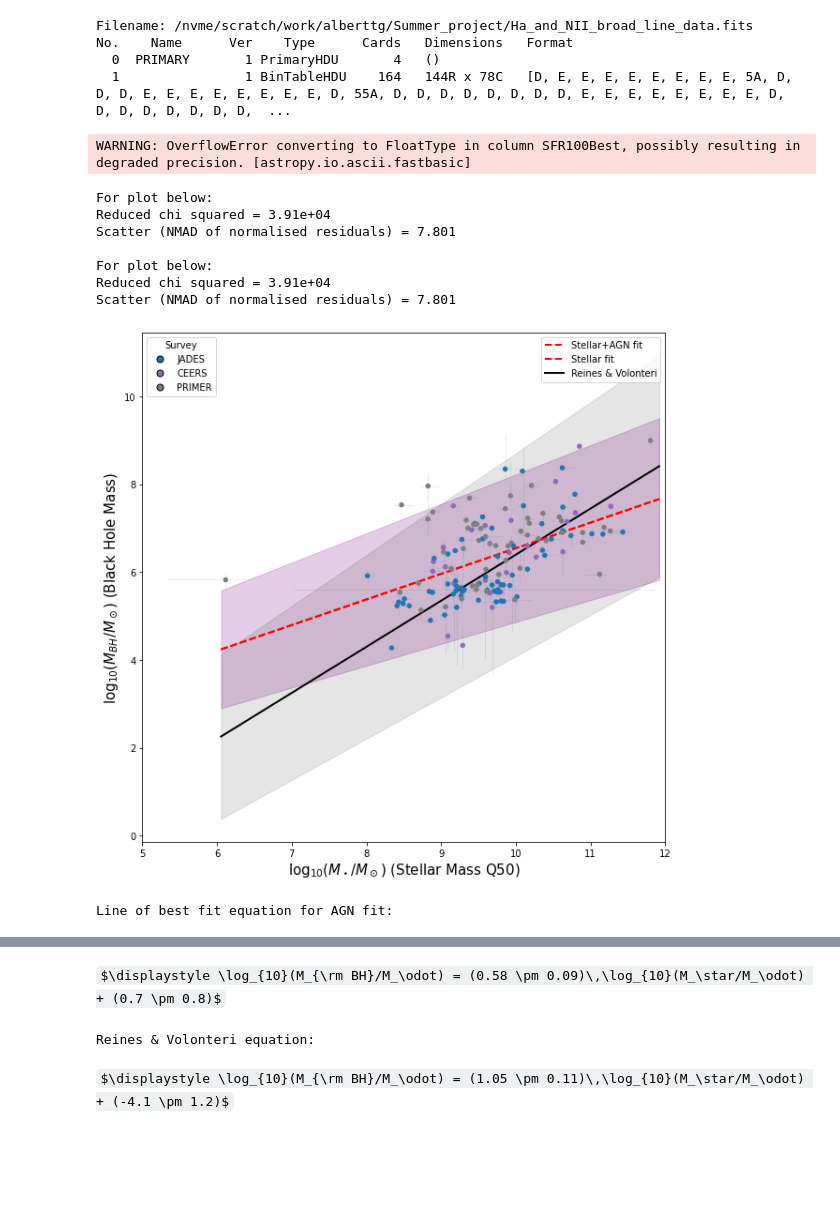
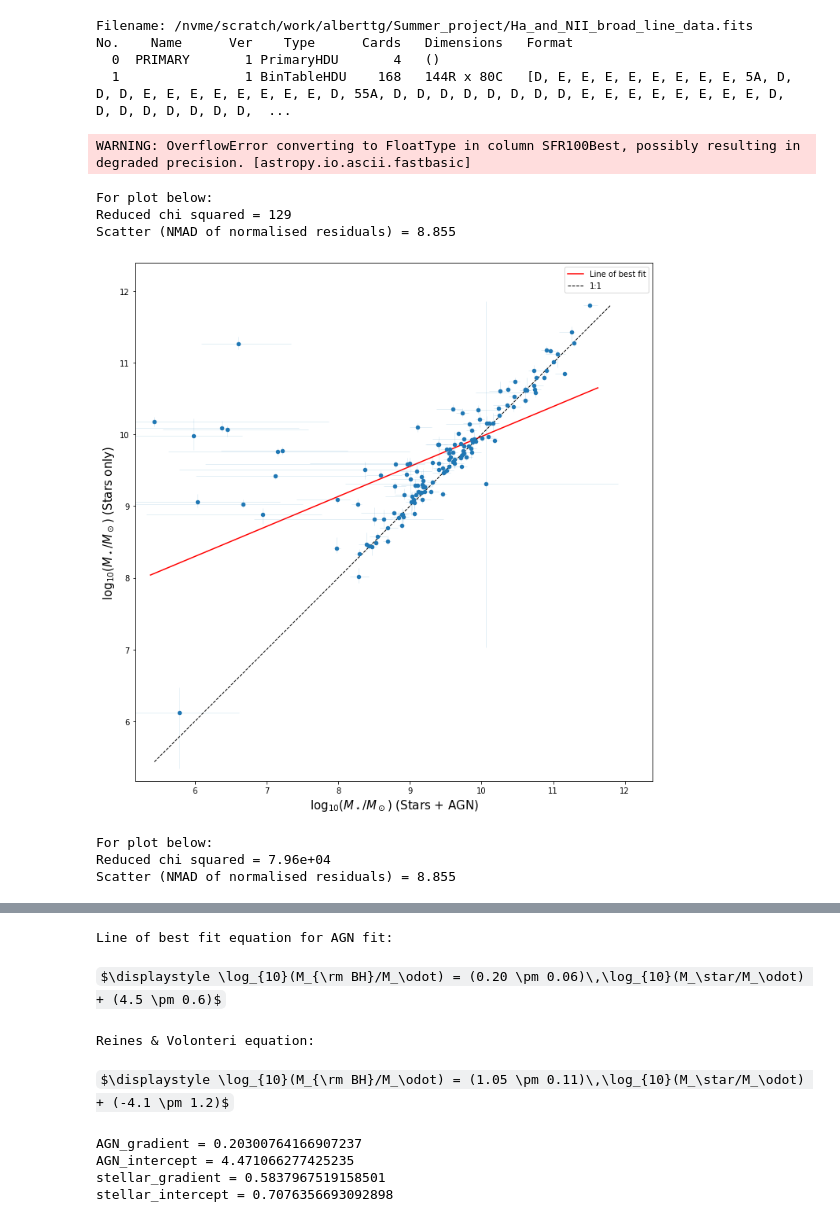
Before and after one commit to a-tg161/Summer_project, a Jupyter notebook: Plotting_bh_vs_sm.ipynb, the cells around one changed output, grey strips where cells are left out. Saved outputs shown, nothing was run; the diff lists cells and outputs as text; code cells hidden in the pictures; some formulas as TeX source; blank space fills up the shorter version.

```diff
--- a/Plotting_bh_vs_sm.ipynb
+++ b/Plotting_bh_vs_sm.ipynb
@@ -317,7 +317,7 @@ def plot_best_fit_with_uncertainty(ax, x, gradient, intercept,
     """
 
     if line_kwargs is None:
-        line_kwargs = {"color": colour, "lw": 2, "linestyle": "-"}
+        line_kwargs = {"color": colour, "lw": 2, "linestyle": "--"}
 
     if band_kwargs is None:
         band_kwargs = {"color": colour, "alpha": 0.1}
@@ -335,7 +335,7 @@ def plot_best_fit_with_uncertainty(ax, x, gradient, intercept,
     y_lower = ((gradient - gradient_uncertainty) * x_plot
                + (intercept - intercept_uncertainty))
 
-    ax.plot(x_plot, y, **line_kwargs, label=label,zorder=zorder)
+    ax.plot(x_plot, y, color=colour, label=label,zorder=zorder)
 
     if fill == True:
         ax.fill_between(x_plot, y_lower, y_upper, **band_kwargs)
@@ -428,16 +424,13 @@ def plot_stellar_masses(combined_table):
 
     (ax, stellar_dummy_data, gradient, gradient_uncertainty, intercept, intercept_uncertainty, weighted_red_chi
      ) = fit_straight_line_and_plot(
-        x=np.log10(stellar_only_q50),
+        x=np.log10(stellar_AGN_q50),
         x_upper_err=xerr[1],
         x_lower_err=xerr[0],
-        y=np.log10(stellar_AGN_q50),
+        y=np.log10(stellar_only_q50),
         y_upper_err=yerr[1],
         y_lower_err=yerr[0],
         plot_colours='C0',
-        line_kwargs={"color":"red","linestyle":"--","lw":2},
-        plot_linear=False,
-        fill=False,
         ax=ax,
         plot_points=True,
     )
@@ -449,8 +442,6 @@ def plot_stellar_masses(combined_table):
                               colour='red',
                               fill=False,
                               zorder=1,
-                              line_kwargs={"color":"red","linestyle":"--","lw":2},
-                              band_kwargs=None,
                               )
 
     # 1:1 line
@@ -461,8 +452,8 @@ def plot_stellar_masses(combined_table):
 
     ax.set_ylabel(r'$\log_{10}(M_\star/M_\odot)$ (Stars only)',fontdict={'fontsize': 15})
     ax.set_xlabel(r'$\log_{10}(M_\star/M_\odot)$ (Stars + AGN)',fontdict={'fontsize': 15})
-    ax.set_ylim(mmin, mmax)
-    ax.set_xlim(mmin, mmax)
+    ax.set_ylim(0.95 * mmin, 1.05 * mmax)
+    ax.set_xlim(0.95 * mmin, 1.05 * mmax)
     ax.set_aspect('equal')
     ax.legend()
 
@@ -576,10 +567,7 @@ def bhm_vs_sm_plot(stellar_table, stellar_AGN_table):
         y_upper_err=log_bh_mass_upper_err_stellar,
         y_lower_err=log_bh_mass_lower_err_stellar,
         plot_colours=colours_stellar,
-        line_kwargs={"color":"red","linestyle":"--","lw":2},
-        plot_linear=False,
-        fill=True,
-        ax=ax,
+        ax=None,
         plot_points=False,
     )
 
@@ -594,10 +582,8 @@ def bhm_vs_sm_plot(stellar_table, stellar_AGN_table):
             y_upper_err=log_bh_mass_upper_err_AGN,
             y_lower_err=log_bh_mass_lower_err_AGN,
             plot_colours=colours_AGN,
-            line_kwargs={"color":"blue","linestyle":"--","lw":2},
-            plot_linear=True,
-            fill=True,
             ax=ax,
+            plot_points=True,
         )
 
     # Make a plot of AGN best fit line
@@ -611,11 +597,11 @@ def bhm_vs_sm_plot(stellar_table, stellar_AGN_table):
         "Stellar+AGN fit",
         "red",
         fill=True,
-        zorder=2,
-        line_kwargs={"color":"red","linestyle":"--","lw":2},
+        zorder=3,
     )
 
     # Plot equation of stellar best fit but using AGN stellar masses
+
     plot_best_fit_with_uncertainty(
         ax,
         AGN_x_dummy_data,
@@ -625,9 +611,8 @@ def bhm_vs_sm_plot(stellar_table, stellar_AGN_table):
         stellar_intercept_uncertainty,
         "Stellar fit",
         "blue",
-        fill=True,
-        zorder=2,
-        line_kwargs={"color":"red","linestyle":"--","lw":2},
+        fill=False,
+        zorder=2
     )
 
     # Plot RV line of best fit on AGN stellar masses
@@ -642,7 +627,6 @@ def bhm_vs_sm_plot(stellar_table, stellar_AGN_table):
         "black",
         fill=True,
         zorder=1,
-        line_kwargs={"color":"black","linestyle":"-","lw":2},
     )
 
     ax.set_ylabel(r'$\log_{10}(M_{BH}/M_\odot)$ (Black Hole Mass)',fontdict={'fontsize': 15})
@@ -677,6 +661,12 @@ def bhm_vs_sm_plot(stellar_table, stellar_AGN_table):
         rf"\log_{{10}}(M_\star/M_\odot)"
         rf" + ({RV_inter} \pm {RV_inter_err})$"
     ))
+
+    print("AGN_gradient =", AGN_gradient)
+    print("AGN_intercept =", AGN_intercept)
+
+    print("stellar_gradient =", stellar_gradient)
+    print("stellar_intercept =", stellar_intercept)
 # %%
 if __name__ == "__main__":
 
@@ -693,40 +683,38 @@ if __name__ == "__main__":
     #-----------------------------------------------------------------------------------------------------------------------
 
     combined_SED_tables = join(
         stellar_only_table,
         stellar_AGN_Lbol_prior_table,
         keys="ID",
         table_names=["stellar", "AGN"],
         uniq_col_name="{col_name}_{table_name}",
     )
 
     stellar_only_and_galaxy_table = join(
         stellar_only_table,
         galaxy_table,
         keys="ID"
     )
 
     stellar_AGN_and_galaxy_table = join(
         stellar_AGN_Lbol_prior_table,
         galaxy_table,
         keys="ID"
     )
 
     plot_stellar_masses(combined_SED_tables)
 
-    bhm_vs_sm_plot(stellar_only_and_galaxy_table, stellar_only_and_galaxy_table)
+    bhm_vs_sm_plot(stellar_only_and_galaxy_table, stellar_AGN_and_galaxy_table)
 # %% [output]
 Filename: /nvme/scratch/work/alberttg/Summer_project/Ha_and_NII_broad_line_data.fits
 No.    Name      Ver    Type      Cards   Dimensions   Format
   0  PRIMARY       1 PrimaryHDU       4   ()
-  1                1 BinTableHDU    164   144R x 78C   [D, E, E, E, E, E, E, E, E, 5A, D, D, D, E, E, E, E, E, E, E, E, D, 55A, D, D, D, D, D, D, D, D, E, E, E, E, E, E, E, E, D, D, D, D, D, D, D, D,  ...
+  1                1 BinTableHDU    168   144R x 80C   [D, E, E, E, E, E, E, E, E, 5A, D, D, D, E, E, E, E, E, E, E, E, D, 55A, D, D, D, D, D, D, D, D, E, E, E, E, E, E, E, E, D, D, D, D, D, D, D, D,  ...
 WARNING: OverflowError converting to FloatType in column SFR100Best, possibly resulting in degraded precision. [astropy.io.ascii.fastbasic]
 For plot below:
-Reduced chi squared = 3.91e+04
-Scatter (NMAD of normalised residuals) = 7.801
-
-For plot below:
-Reduced chi squared = 3.91e+04
-Scatter (NMAD of normalised residuals) = 7.801
+Reduced chi squared = 129
+Scatter (NMAD of normalised residuals) = 8.855
-[figure, old version]
+[figure, new version]
-Line of best fit equation for AGN fit:
+For plot below:
+Reduced chi squared = 7.96e+04
+Scatter (NMAD of normalised residuals) = 8.855
@@ -733,3 +722,8 @@ Line of best fit equation for AGN fit:
+Line of best fit equation for AGN fit:
-$\displaystyle \log_{10}(M_{\rm BH}/M_\odot) = (0.58 \pm 0.09)\,\log_{10}(M_\star/M_\odot) + (0.7 \pm 0.8)$
+$\displaystyle \log_{10}(M_{\rm BH}/M_\odot) = (0.20 \pm 0.06)\,\log_{10}(M_\star/M_\odot) + (4.5 \pm 0.6)$
-Reines & Volonteri equation:
+Reines & Volonteri equation:
 $\displaystyle \log_{10}(M_{\rm BH}/M_\odot) = (1.05 \pm 0.11)\,\log_{10}(M_\star/M_\odot) + (-4.1 \pm 1.2)$
+AGN_gradient = 0.20300764166907237
+AGN_intercept = 4.471066277425235
+stellar_gradient = 0.5837967519158501
+stellar_intercept = 0.7076356693092898
```
Also changed, not shown: parts of 2 cells of this notebook, 4 other files.
